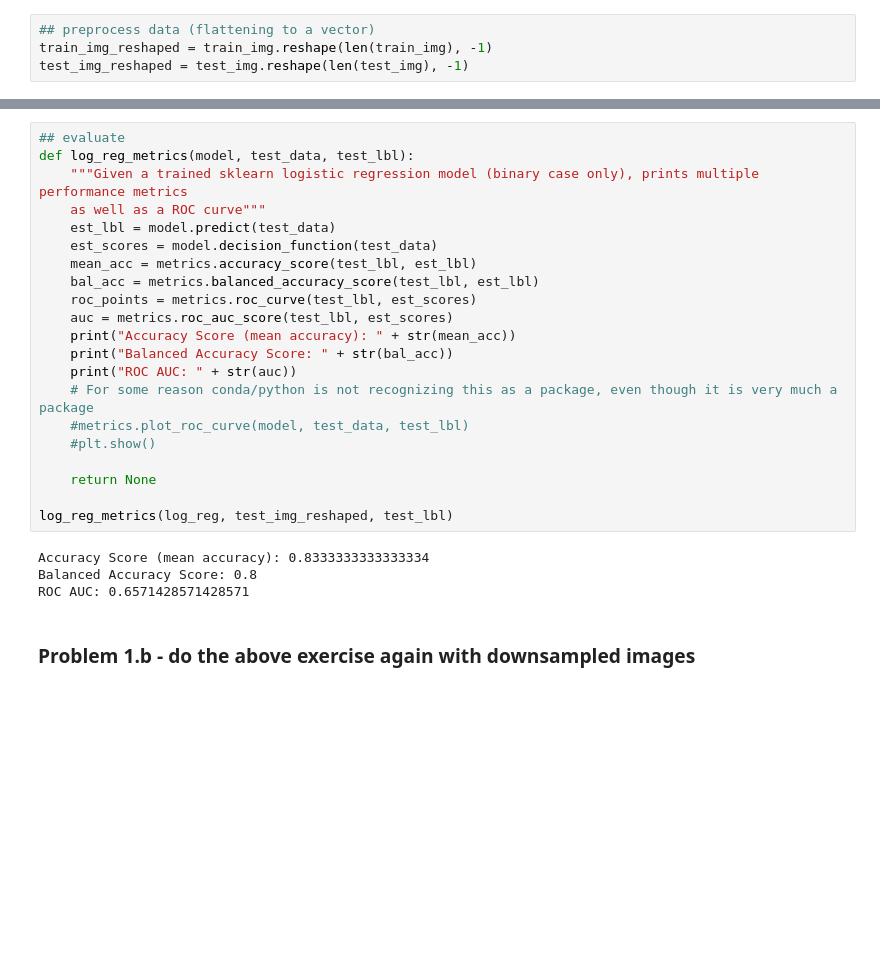
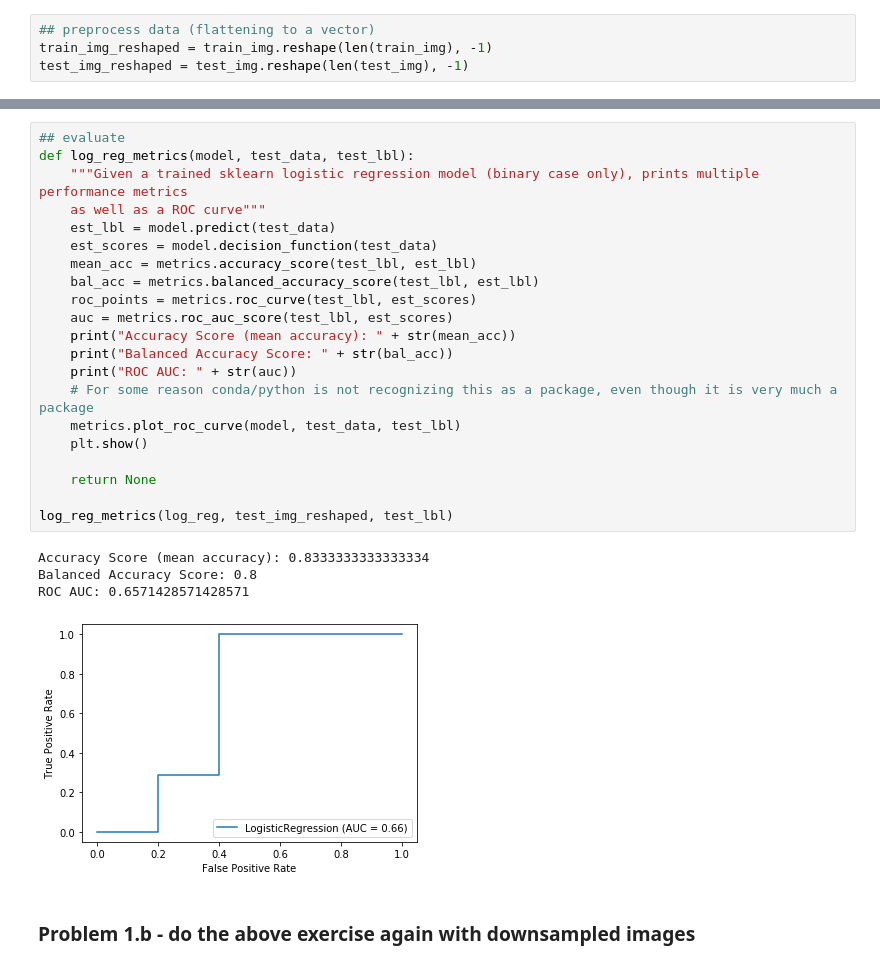
Before and after one commit to zmiller22/AM216, a Jupyter notebook: HW2/P1_breast_cancer.ipynb, the cells around one changed output, grey strips where cells are left out. Cells and saved outputs as stored; diff of their text form; blank space fills up the shorter version.

```diff
--- a/HW2/P1_breast_cancer.ipynb
+++ b/HW2/P1_breast_cancer.ipynb
@@ -71,28 +72,29 @@ LogisticRegression(C=1.0, class_weight=None, dual=False, fit_intercept=True,
 # %%
 ## evaluate
 def log_reg_metrics(model, test_data, test_lbl):
     """Given a trained sklearn logistic regression model (binary case only), prints multiple performance metrics
     as well as a ROC curve"""
     est_lbl = model.predict(test_data)
     est_scores = model.decision_function(test_data)
     mean_acc = metrics.accuracy_score(test_lbl, est_lbl)
     bal_acc = metrics.balanced_accuracy_score(test_lbl, est_lbl)
     roc_points = metrics.roc_curve(test_lbl, est_scores)
     auc = metrics.roc_auc_score(test_lbl, est_scores)
     print("Accuracy Score (mean accuracy): " + str(mean_acc))
     print("Balanced Accuracy Score: " + str(bal_acc))
     print("ROC AUC: " + str(auc))
     # For some reason conda/python is not recognizing this as a package, even though it is very much a package
-    #metrics.plot_roc_curve(model, test_data, test_lbl)
-    #plt.show()
+    metrics.plot_roc_curve(model, test_data, test_lbl)
+    plt.show()
 
     return None
 
 log_reg_metrics(log_reg, test_img_reshaped, test_lbl)
 # %% [output]
 Accuracy Score (mean accuracy): 0.8333333333333334
 Balanced Accuracy Score: 0.8
 ROC AUC: 0.6571428571428571
+[figure, added]
 # %% [markdown]
 ### Problem 1.b - do the above exercise again with downsampled images
 # %%
```
Also changed, not shown: parts of 6 cells of this notebook, 1 other file.
